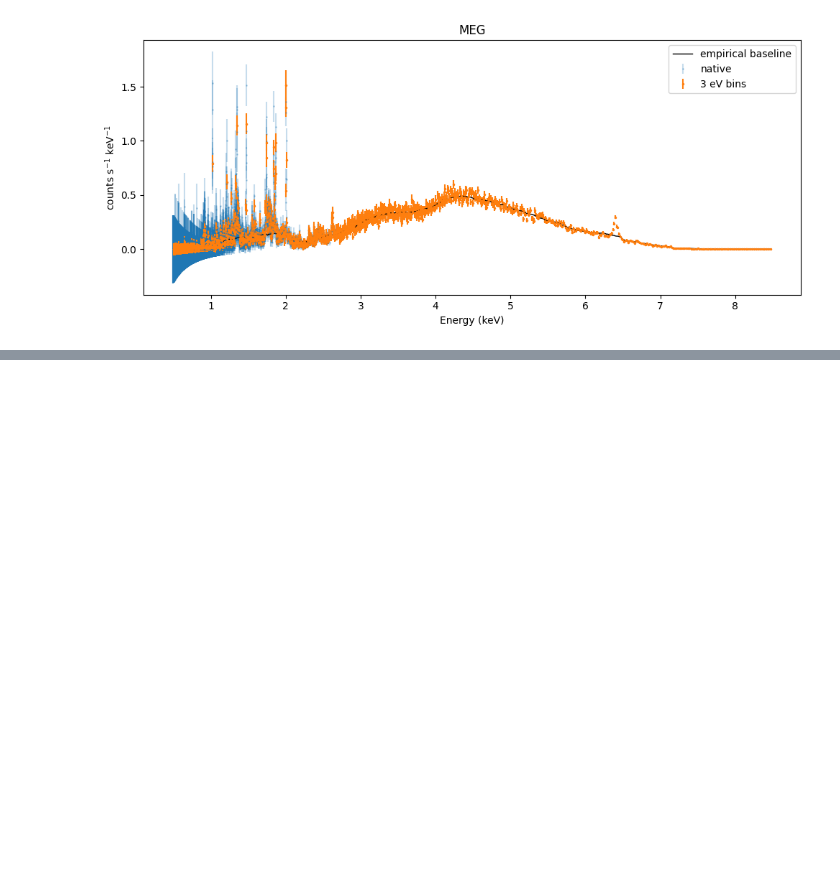
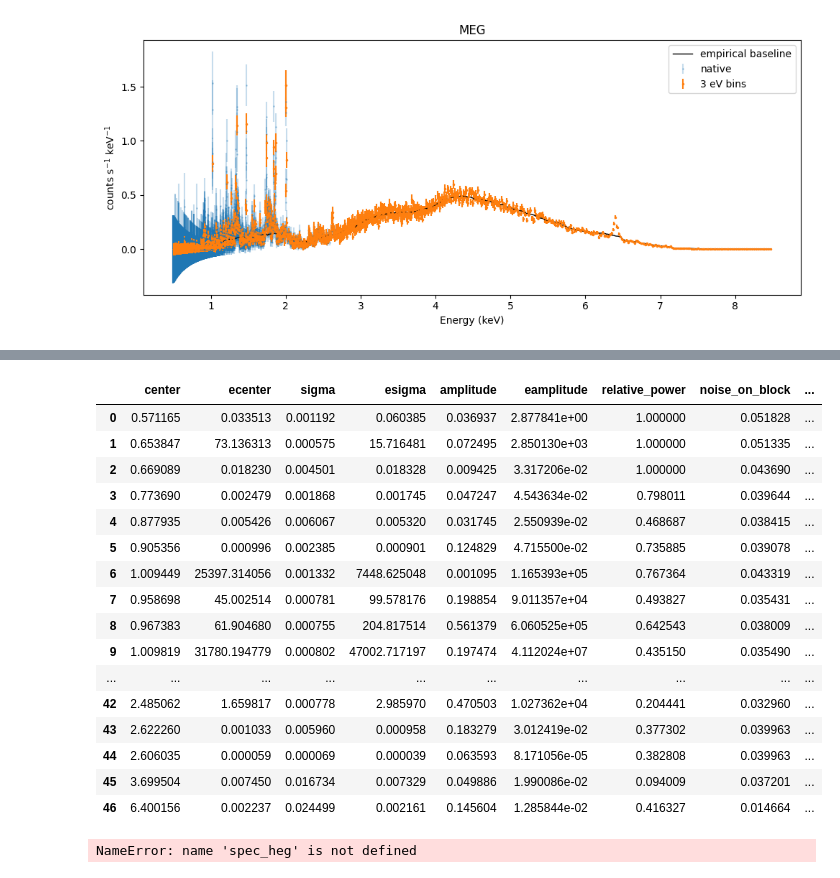
Before and after one commit to xragua/BLiSS, a Jupyter notebook: notebooks/vela_x1_2001_pha.ipynb, the cells around one changed output, grey strips where cells are left out. Cells and saved outputs as stored; diff of their text form; code cells hidden in the pictures; blank space fills up the shorter version.

```diff
--- a/notebooks/vela_x1_2001_pha.ipynb
+++ b/notebooks/vela_x1_2001_pha.ipynb
@@ -309,0 +313,24 @@ Error final fitting: SVD did not converge
+# %%
+meg_lines_global
+# %% [output]
+|  | center | ecenter | sigma | esigma | amplitude | eamplitude | relative_power | noise_on_block | ... |
+| 0 | 0.571165 | 0.033513 | 0.001192 | 0.060385 | 0.036937 | 2.877841e+00 | 1.000000 | 0.051828 | ... |
+| 1 | 0.653847 | 73.136313 | 0.000575 | 15.716481 | 0.072495 | 2.850130e+03 | 1.000000 | 0.051335 | ... |
+| 2 | 0.669089 | 0.018230 | 0.004501 | 0.018328 | 0.009425 | 3.317206e-02 | 1.000000 | 0.043690 | ... |
+| 3 | 0.773690 | 0.002479 | 0.001868 | 0.001745 | 0.047247 | 4.543634e-02 | 0.798011 | 0.039644 | ... |
+| 4 | 0.877935 | 0.005426 | 0.006067 | 0.005320 | 0.031745 | 2.550939e-02 | 0.468687 | 0.038415 | ... |
+| 5 | 0.905356 | 0.000996 | 0.002385 | 0.000901 | 0.124829 | 4.715500e-02 | 0.735885 | 0.039078 | ... |
+| 6 | 1.009449 | 25397.314056 | 0.001332 | 7448.625048 | 0.001095 | 1.165393e+05 | 0.767364 | 0.043319 | ... |
+| 7 | 0.958698 | 45.002514 | 0.000781 | 99.578176 | 0.198854 | 9.011357e+04 | 0.493827 | 0.035431 | ... |
+| 8 | 0.967383 | 61.904680 | 0.000755 | 204.817514 | 0.561379 | 6.060525e+05 | 0.642543 | 0.038009 | ... |
+| 9 | 1.009819 | 31780.194779 | 0.000802 | 47002.717197 | 0.197474 | 4.112024e+07 | 0.435150 | 0.035490 | ... |
+| ... | ... | ... | ... | ... | ... | ... | ... | ... | ... |
+| 42 | 2.485062 | 1.659817 | 0.000778 | 2.985970 | 0.470503 | 1.027362e+04 | 0.204441 | 0.032960 | ... |
+| 43 | 2.622260 | 0.001033 | 0.005960 | 0.000958 | 0.183279 | 3.012419e-02 | 0.377302 | 0.039963 | ... |
+| 44 | 2.606035 | 0.000059 | 0.000069 | 0.000039 | 0.063593 | 8.171056e-05 | 0.382808 | 0.039963 | ... |
+| 45 | 3.699504 | 0.007450 | 0.016734 | 0.007329 | 0.049886 | 1.990086e-02 | 0.094009 | 0.037201 | ... |
+| 46 | 6.400156 | 0.002237 | 0.024499 | 0.002161 | 0.145604 | 1.285844e-02 | 0.416327 | 0.014664 | ... |
+# %%
+nulls_heg = generate_null_realizations(spec_heg, base_heg, band[0], band[1], config)
+# %% [output]
+NameError: name 'spec_heg' is not defined
```
Also changed, not shown: parts of 7 cells of this notebook.
